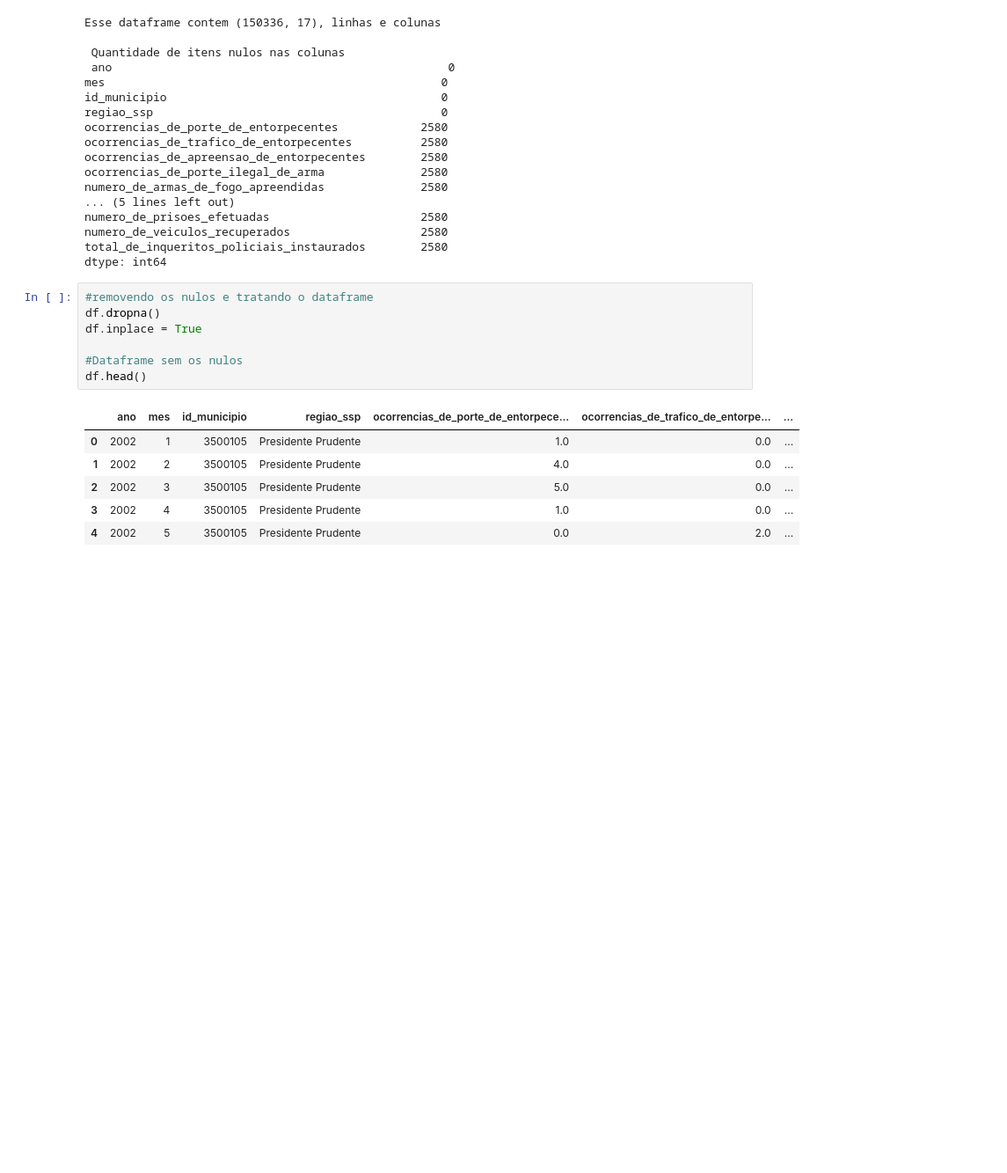
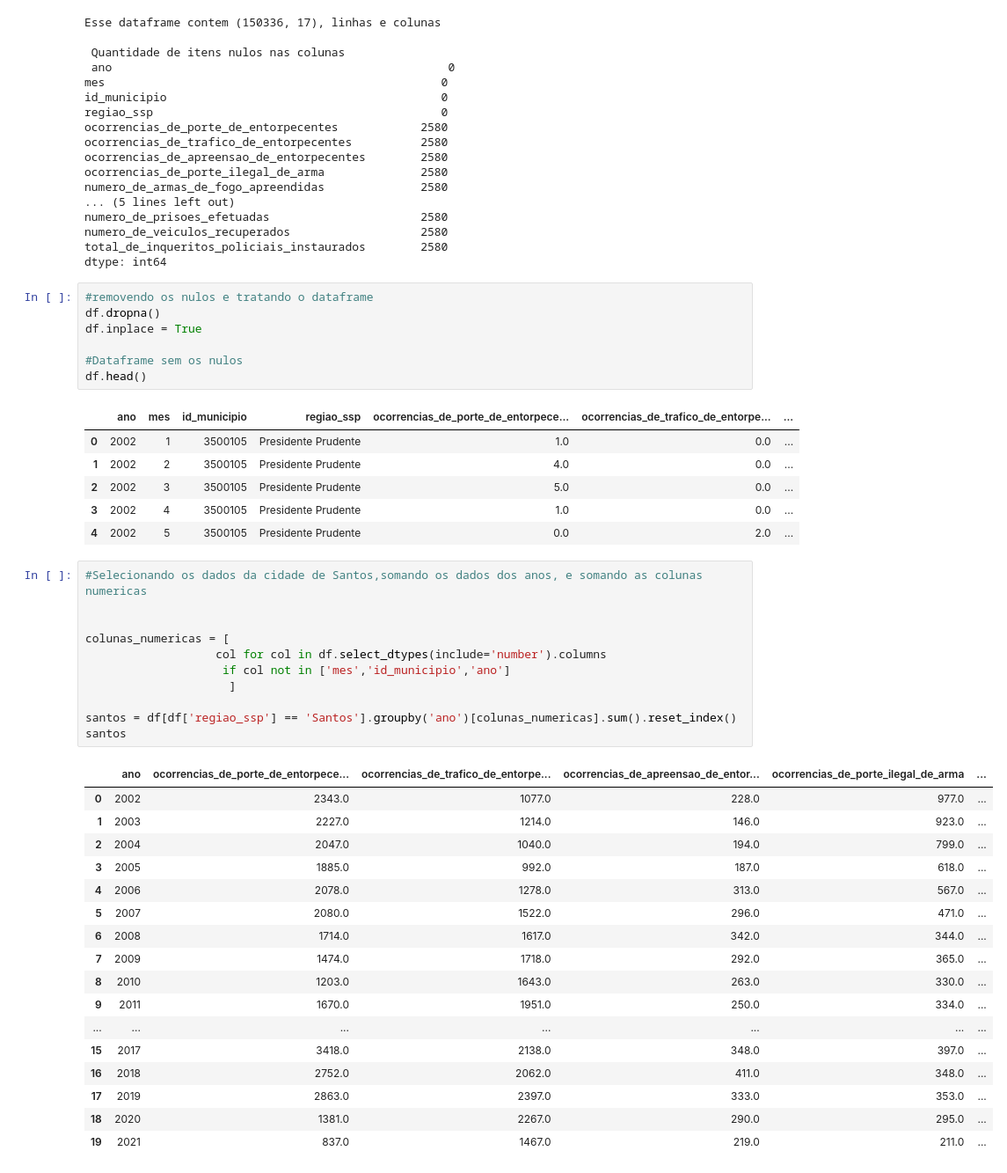
Before and after one commit to lucasghidini/ProdutividadeDaPSP_emSantos, a Jupyter notebook: ETL/ProdutividadePMSP.ipynb, the cells around one changed output. Shown at 88% size. Saved outputs shown, nothing was run; the diff lists cells and outputs as text; blank space fills up the shorter version.

Commit message:
feat: selecet city Santos

```diff
--- a/ETL/ProdutividadePMSP.ipynb
+++ b/ETL/ProdutividadePMSP.ipynb
@@ -77,3 +77,32 @@ df.head()
 | 2 | 2002 | 3 | 3500105 | Presidente Prudente | 5.0 | 0.0 | ... |
 | 3 | 2002 | 4 | 3500105 | Presidente Prudente | 1.0 | 0.0 | ... |
 | 4 | 2002 | 5 | 3500105 | Presidente Prudente | 0.0 | 2.0 | ... |
+# %%
+#Selecionando os dados da cidade de Santos,somando os dados dos anos, e somando as colunas numericas
+
+
+colunas_numericas = [
+                   col for col in df.select_dtypes(include='number').columns
+                    if col not in ['mes','id_municipio','ano']
+                     ]
+
+santos = df[df['regiao_ssp'] == 'Santos'].groupby('ano')[colunas_numericas].sum().reset_index()
+santos
+# %% [output]
+|  | ano | ocorrencias_de_porte_de_entorpece... | ocorrencias_de_trafico_de_entorpe... | ocorrencias_de_apreensao_de_entor... | ocorrencias_de_porte_ilegal_de_arma | ... |
+| 0 | 2002 | 2343.0 | 1077.0 | 228.0 | 977.0 | ... |
+| 1 | 2003 | 2227.0 | 1214.0 | 146.0 | 923.0 | ... |
+| 2 | 2004 | 2047.0 | 1040.0 | 194.0 | 799.0 | ... |
+| 3 | 2005 | 1885.0 | 992.0 | 187.0 | 618.0 | ... |
+| 4 | 2006 | 2078.0 | 1278.0 | 313.0 | 567.0 | ... |
+| 5 | 2007 | 2080.0 | 1522.0 | 296.0 | 471.0 | ... |
+| 6 | 2008 | 1714.0 | 1617.0 | 342.0 | 344.0 | ... |
+| 7 | 2009 | 1474.0 | 1718.0 | 292.0 | 365.0 | ... |
+| 8 | 2010 | 1203.0 | 1643.0 | 263.0 | 330.0 | ... |
+| 9 | 2011 | 1670.0 | 1951.0 | 250.0 | 334.0 | ... |
+| ... | ... | ... | ... | ... | ... | ... |
+| 15 | 2017 | 3418.0 | 2138.0 | 348.0 | 397.0 | ... |
+| 16 | 2018 | 2752.0 | 2062.0 | 411.0 | 348.0 | ... |
+| 17 | 2019 | 2863.0 | 2397.0 | 333.0 | 353.0 | ... |
+| 18 | 2020 | 1381.0 | 2267.0 | 290.0 | 295.0 | ... |
+| 19 | 2021 | 837.0 | 1467.0 | 219.0 | 211.0 | ... |
```
